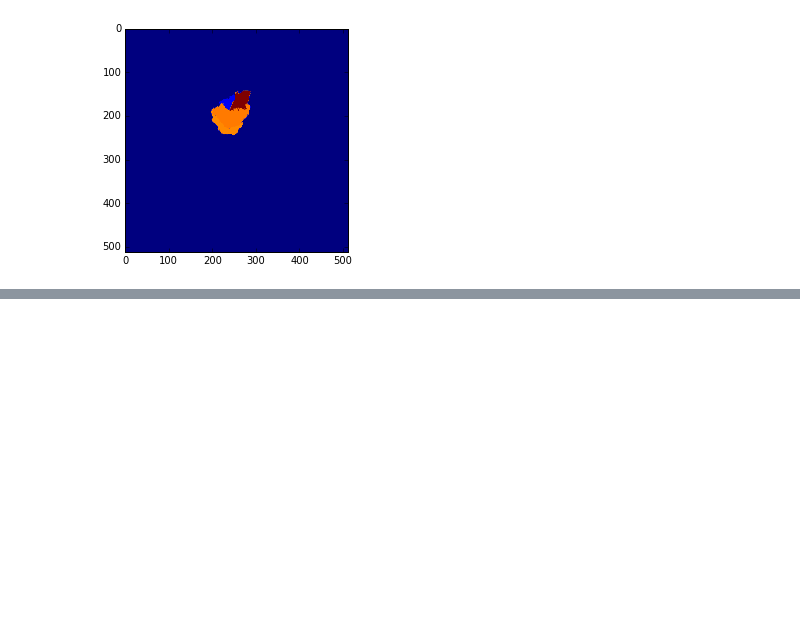
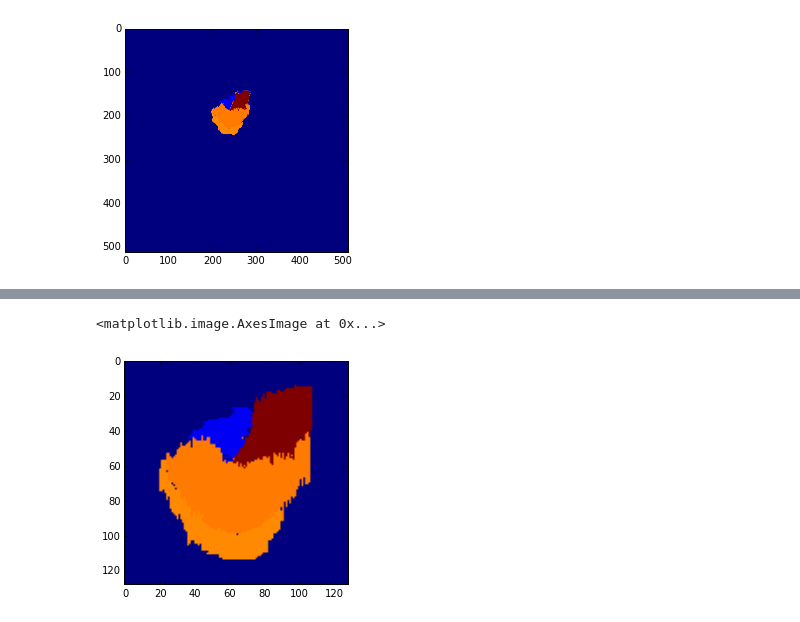
Before and after one commit to lhallock/openarm-seg, a Jupyter notebook: deformations_dev.ipynb, the cells around one changed output, grey strips where cells are left out. Drawn from its saved outputs; the diff is of its cells as text; code cells hidden in the pictures; blank space fills up the shorter version.

```diff
--- a/deformations_dev.ipynb
+++ b/deformations_dev.ipynb
@@ -232,3 +229,23 @@ pipeline.save_arr_as_nifti(transformed_seg_arr, nii_seg_name, "trial8_30_fs_seg_
 np.unique(transformed_seg_arr).shape
 # %%
 np.unique(nii_seg_arr).shape
+# %%
+def bounding_box(img):
+    """
+    Returns copy of the img bounded by the box from the image.
+    """
+
+    rows = np.any(img, axis=1)
+    cols = np.any(img, axis=0)
+    rmin, rmax = np.where(rows)[0][[0, -1]]
+    cmin, cmax = np.where(cols)[0][[0, -1]]
+    box = img[rmin : rmax, cmin : cmax]
+    return box
+# %%
+cropped = bounding_box(exseg)
+padded = pipeline.pad_image(cropped, 128, 128)
+# %%
+plt.imshow(padded)
+# %% [output]
+<matplotlib.image.AxesImage at 0x...>
+[figure, added]
```
Also changed, not shown: parts of 14 cells of this notebook, 1 other file.
